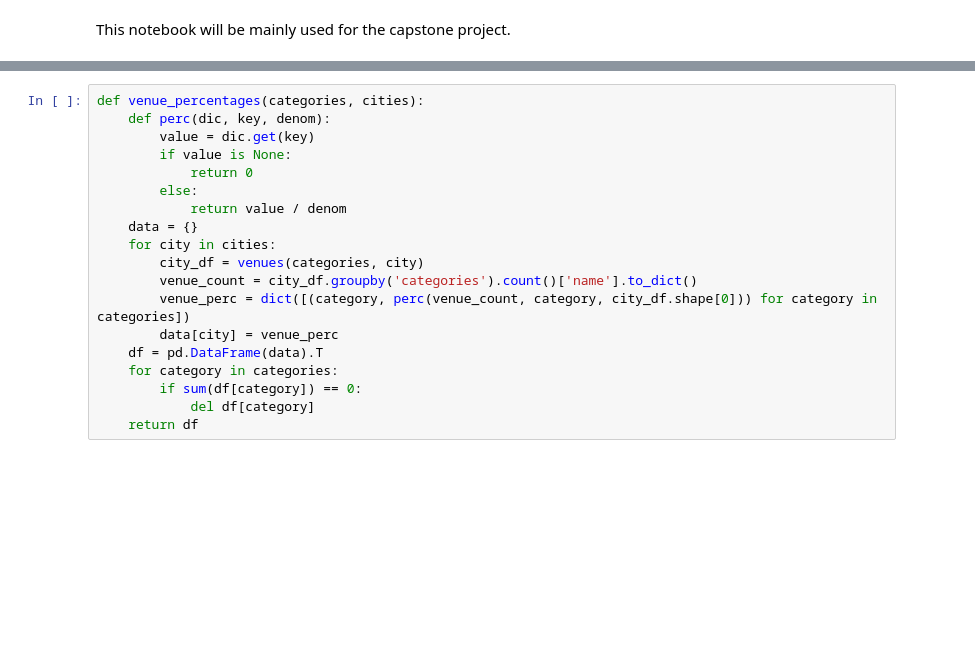
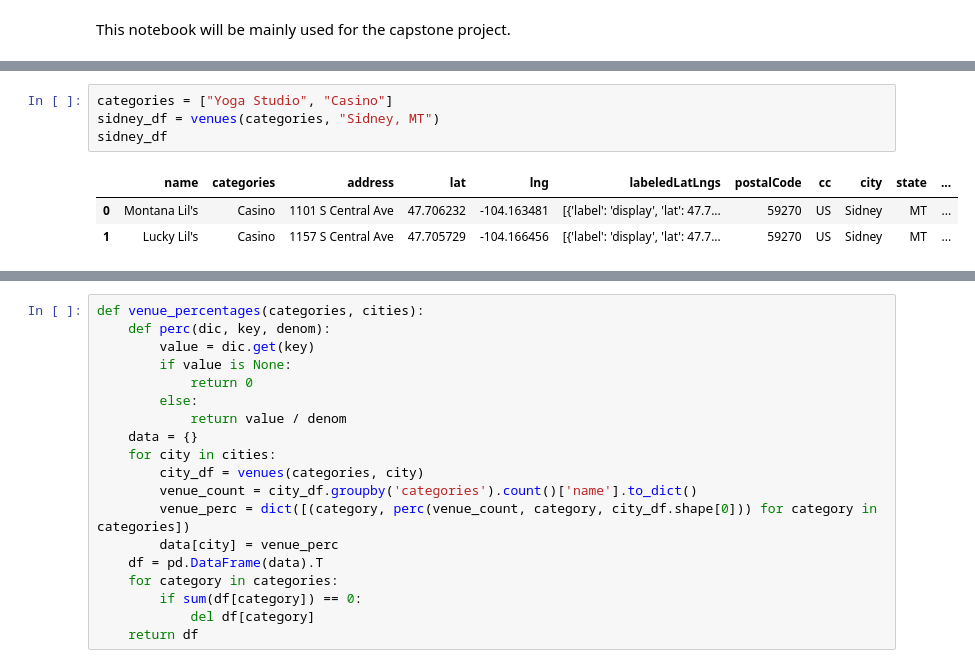
Before and after one commit to CategorIAN/ADS-Capstone, a Jupyter notebook: Capstone Project Notebook.ipynb, the cells around one changed output, grey strips where cells are left out. Drawn from its saved outputs; the diff is of its cells as text; blank space fills up the shorter version.

```diff
--- a/Capstone Project Notebook.ipynb
+++ b/Capstone Project Notebook.ipynb
@@ -76,0 +174,8 @@ def venues(categories, city):
+# %%
+categories = ["Yoga Studio", "Casino"]
+sidney_df = venues(categories, "Sidney, MT")
+sidney_df
+# %% [output]
+|  | name | categories | address | lat | lng | labeledLatLngs | postalCode | cc | city | state | ... |
+| 0 | Montana Lil's | Casino | 1101 S Central Ave | 47.706232 | -104.163481 | [{'label': 'display', 'lat': 47.7... | 59270 | US | Sidney | MT | ... |
+| 1 | Lucky Lil's | Casino | 1157 S Central Ave | 47.705729 | -104.166456 | [{'label': 'display', 'lat': 47.7... | 59270 | US | Sidney | MT | ... |
```
Also changed, not shown: parts of 39 cells of this notebook, 1 other file.
